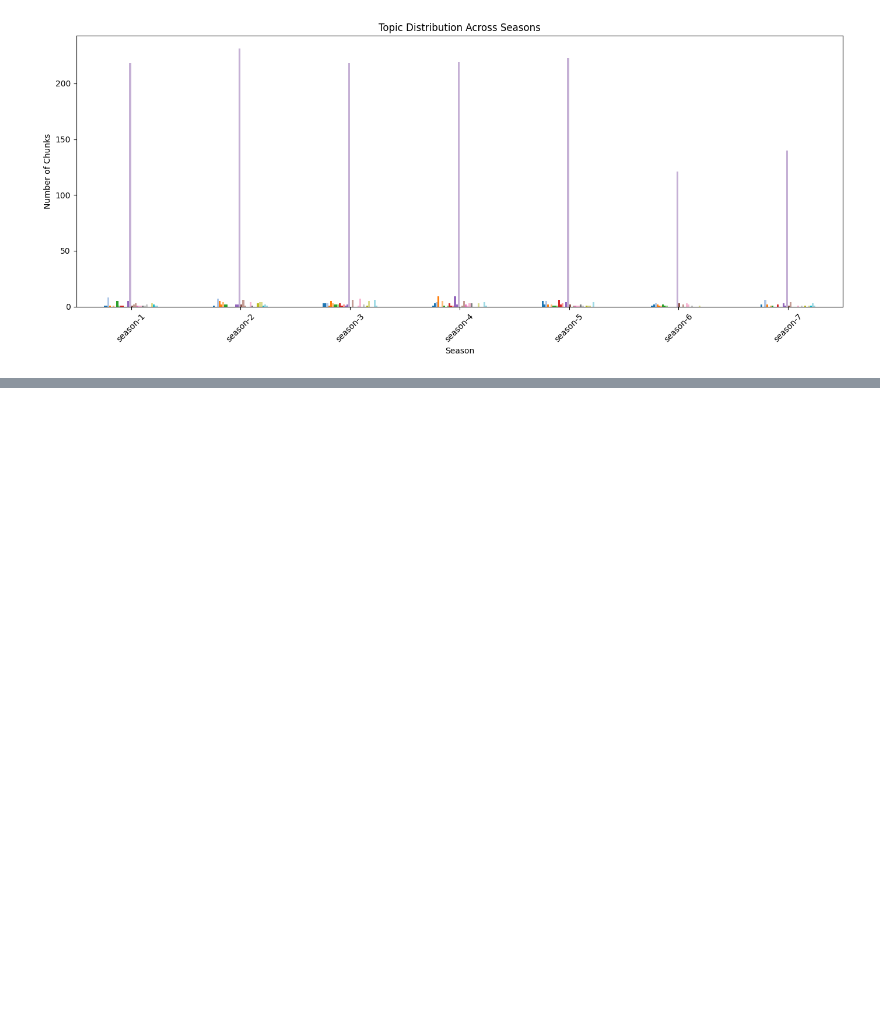
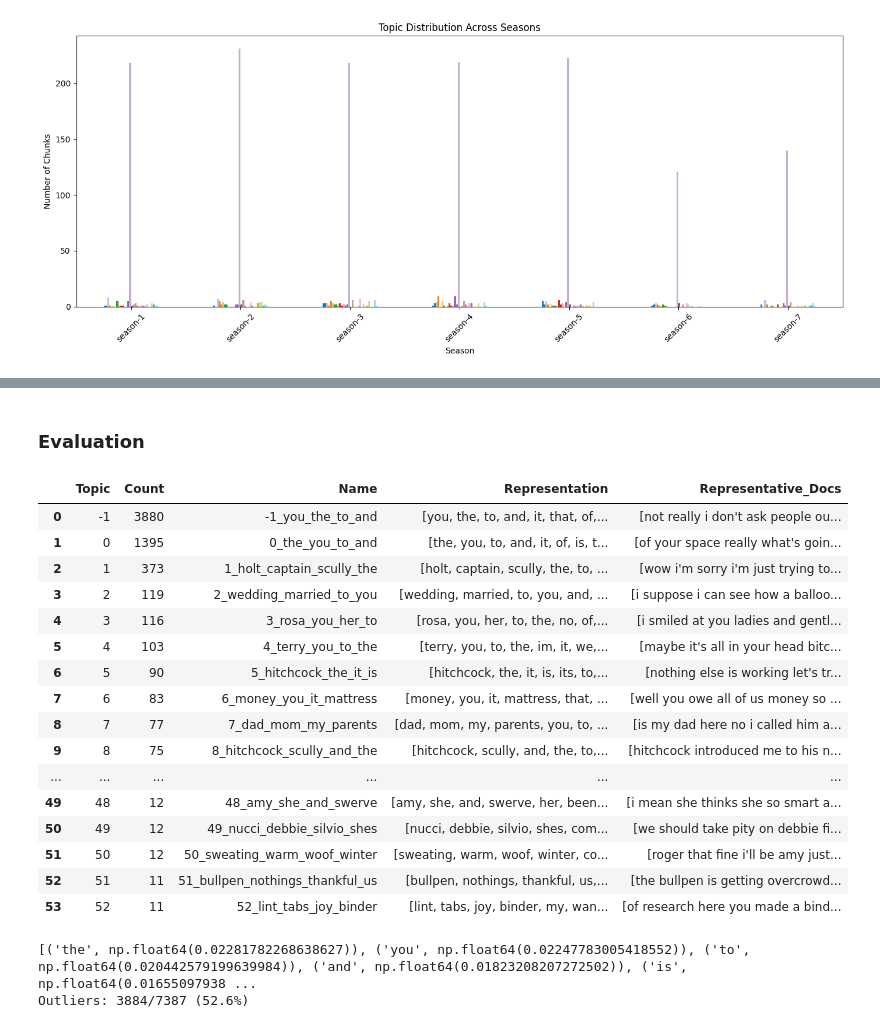
Before and after one commit to michelle-lo/Sitcom-Topic-Modeling, a Jupyter notebook: Brooklyn99_Topic_Modeling.ipynb, the cells around one changed output, grey strips where cells are left out. Saved outputs shown, nothing was run; the diff lists cells and outputs as text; code cells hidden in the pictures; blank space fills up the shorter version.

```diff
--- a/Brooklyn99_Topic_Modeling.ipynb
+++ b/Brooklyn99_Topic_Modeling.ipynb
@@ -120,0 +214,3 @@ Found 0 lines containing 'synced by'
+# %%
+df = df[['season', 'episode', 'clean_text']].copy().rename(columns={'clean_text': 'text'})
+df
@@ -356,10 +396,10 @@ Coherence Score: 0.2771
 ## Enhanced LDA
 # %%
 # chunk by scene since each episode can contain different plot lines
-def create_chunked_corpus(df, chunk_size):
+def create_chunked_corpus(df, chunk_size, text_col='text'):
     chunks = []
     for (season, episode), group in df.groupby(["season", "episode"]):
-        lines = group["clean_text"].tolist()
+        lines = group[text_col].tolist()
         for i in range(0, len(lines), chunk_size):
             chunk = " ".join(lines[i:i+chunk_size])
             if len(chunk.split()) > 5:
@@ -737,0 +696,22 @@ Requirement already satisfied: mdurl~=0.1 in /usr/local/lib/python3.12/dist-pack
+# %%
+bertopic_df = df.copy()
+bertopic_df.head()
+
+# clean and preprocess text
+
+FILLERS = {'um', 'uh', 'hmm', 'oh', 'ah', 'okay', 'yeah', 'hey', 'like'}
+
+def clean_for_bertopic(text):
+    text = text.lower()
+    text = re.sub(r"[^\w\s']", '', text)
+    tokens = [t for t in text.split() if t not in FILLERS]
+    return ' '.join(tokens)
+
+bertopic_df["clean_text"] = bertopic_df["text"].apply(clean_for_bertopic)
+bertopic_df = bertopic_df[bertopic_df["clean_text"].str.split().str.len() >= 3].reset_index(drop=True)
+bertopic_df.head()
+
+bertopic_df = create_chunked_corpus(bertopic_df, chunk_size=10, text_col='clean_text')
+docs = bertopic_df['text'].tolist()
+print(f"Total chunks: {len(docs)}")
+bertopic_df.head()
@@ -737,0 +728,10 @@ Requirement already satisfied: mdurl~=0.1 in /usr/local/lib/python3.12/dist-pack
+# %%
+
+
+topic_model = BERTopic(
+    language="english",
+    nr_topics="auto",
+    verbose=True
+)
+
+topics, probs = topic_model.fit_transform(docs)
@@ -737,0 +760,34 @@ Requirement already satisfied: mdurl~=0.1 in /usr/local/lib/python3.12/dist-pack
+# %% [markdown]
+### Evaluation
+# %%
+# How many topics were found
+topic_model.get_topic_info()
+# %% [output]
+|  | Topic | Count | Name | Representation | Representative_Docs |
+| 0 | -1 | 3880 | -1_you_the_to_and | [you, the, to, and, it, that, of,... | [not really i don't ask people ou... |
+| 1 | 0 | 1395 | 0_the_you_to_and | [the, you, to, and, it, of, is, t... | [of your space really what's goin... |
+| 2 | 1 | 373 | 1_holt_captain_scully_the | [holt, captain, scully, the, to, ... | [wow i'm sorry i'm just trying to... |
+| 3 | 2 | 119 | 2_wedding_married_to_you | [wedding, married, to, you, and, ... | [i suppose i can see how a balloo... |
+| 4 | 3 | 116 | 3_rosa_you_her_to | [rosa, you, her, to, the, no, of,... | [i smiled at you ladies and gentl... |
+| 5 | 4 | 103 | 4_terry_you_to_the | [terry, you, to, the, im, it, we,... | [maybe it's all in your head bitc... |
+| 6 | 5 | 90 | 5_hitchcock_the_it_is | [hitchcock, the, it, is, its, to,... | [nothing else is working let's tr... |
+| 7 | 6 | 83 | 6_money_you_it_mattress | [money, you, it, mattress, that, ... | [well you owe all of us money so ... |
+| 8 | 7 | 77 | 7_dad_mom_my_parents | [dad, mom, my, parents, you, to, ... | [is my dad here no i called him a... |
+| 9 | 8 | 75 | 8_hitchcock_scully_and_the | [hitchcock, scully, and, the, to,... | [hitchcock introduced me to his n... |
+| ... | ... | ... | ... | ... | ... |
+| 49 | 48 | 12 | 48_amy_she_and_swerve | [amy, she, and, swerve, her, been... | [i mean she thinks she so smart a... |
+| 50 | 49 | 12 | 49_nucci_debbie_silvio_shes | [nucci, debbie, silvio, shes, com... | [we should take pity on debbie fi... |
+| 51 | 50 | 12 | 50_sweating_warm_woof_winter | [sweating, warm, woof, winter, co... | [roger that fine i'll be amy just... |
+| 52 | 51 | 11 | 51_bullpen_nothings_thankful_us | [bullpen, nothings, thankful, us,... | [the bullpen is getting overcrowd... |
+| 53 | 52 | 11 | 52_lint_tabs_joy_binder | [lint, tabs, joy, binder, my, wan... | [of research here you made a bind... |
+# %%
+# Top words for a specific topic
+print(topic_model.get_topic(0))
+
+# How many docs landed in the outlier topic (-1)
+outlier_count = sum(t == -1 for t in topics)
+total = len(topics)
+print(f"Outliers: {outlier_count}/{total} ({outlier_count/total:.1%})")
+# %% [output]
+[('the', np.float64(0.02281782268638627)), ('you', np.float64(0.02247783005418552)), ('to', np.float64(0.020442579199639984)), ('and', np.float64(0.01823208207272502)), ('is', np.float64(0.01655097938 ...
+Outliers: 3884/7387 (52.6%)
```
Also changed, not shown: parts of 54 cells of this notebook.
